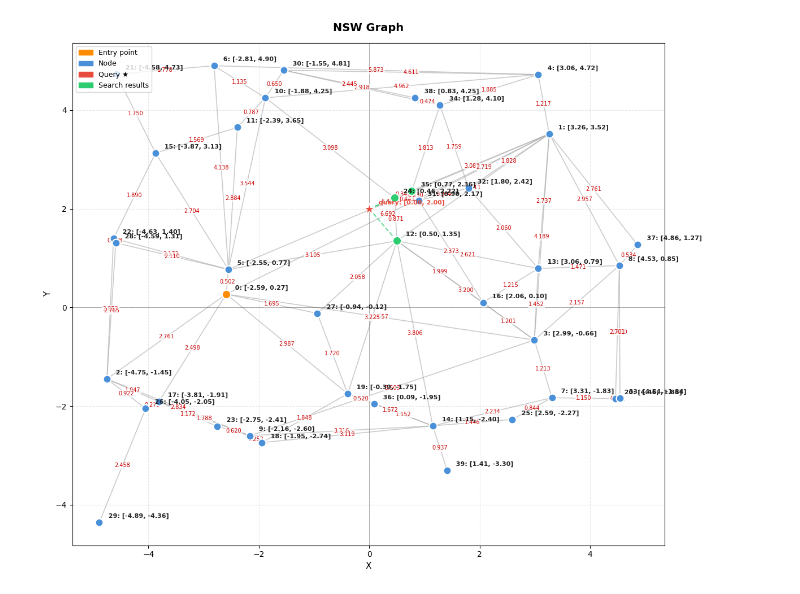
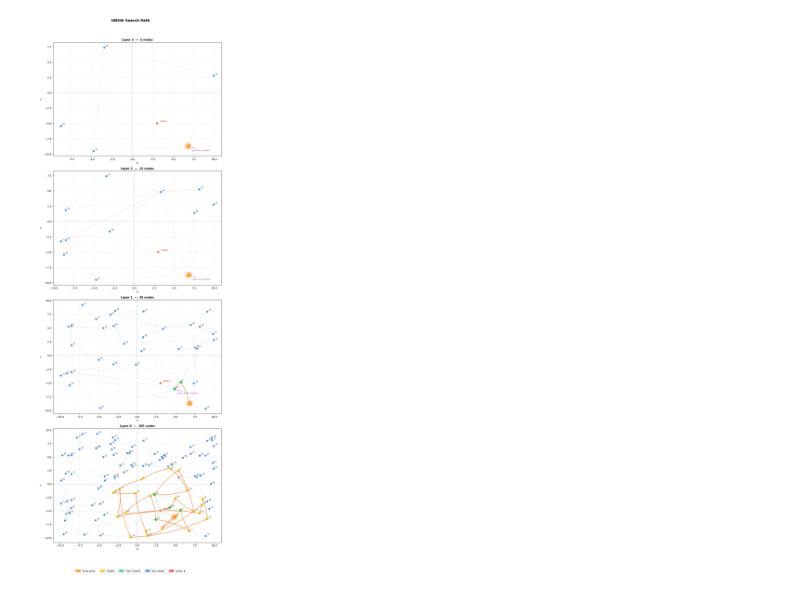
Before and after one commit to stanislavlia/hnsw-ann, a Jupyter notebook: src/graph-visualization.ipynb, the cells around one changed output. Drawn from its saved outputs; the diff is of its cells as text; code cells hidden in the pictures.

Commit message:
HNSW visualization

```diff
--- a/src/graph-visualization.ipynb
+++ b/src/graph-visualization.ipynb
@@ -7,13 +7,13 @@ import matplotlib.patches as mpatches
 # %%
 #Create GRAPH
 
-n = 40
+n = 100
 
-vectors = np.random.uniform(-5, 5, (n, 2)).round(2)
+vectors = np.random.uniform(-10, 10, (n, 2)).round(2)
 
 
-nsw = NSW(
-    M=5,
+hnsw = HNSW(
+    M=3,
     ef_construction=10,
     distance_func=euclidean_distance
 )
@@ -22,5 +22,4 @@ nsw = NSW(
 #add nodes
 for i, vector in enumerate(vectors):
 
-    node = Node(vector=vector, id=i)
-    nsw.insert(node)
+    hnsw.insert(vector)
@@ -123,7 +223,5 @@ def visualize_nsw_xy(nsw: NSW, title="NSW Graph", query=None, query_results=None
 # %%
-query_vec = np.array([0, 2])
-
-query_results = nsw.search(query_vec, k=3, ef=40)
-visualize_nsw_xy(nsw=nsw, query=query_vec, query_results=query_results)
+query_vec = np.array([3.0, -5.0])
+visualize_hnsw(hnsw, query=query_vec, k=5, ef=20)
 # %% [output]
-[figure, old version]
+[figure, new version]
```
Also changed, not shown: parts of 3 cells of this notebook, 2 other files.
